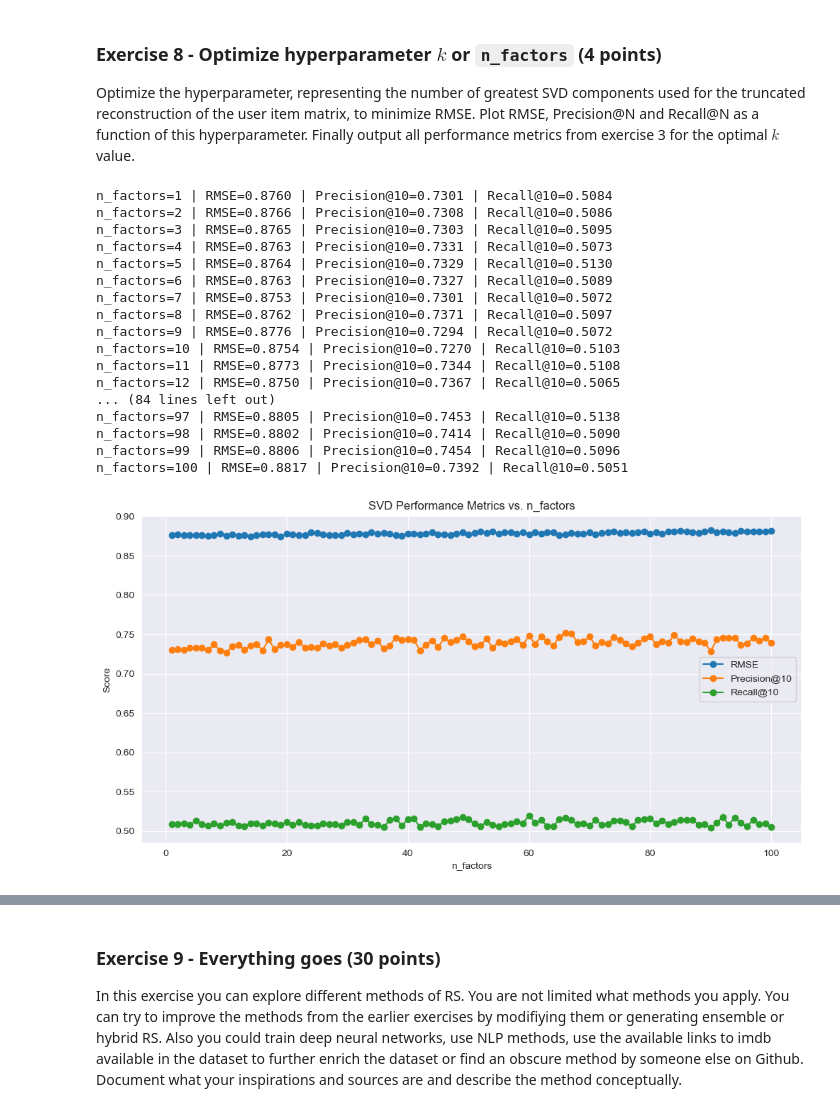
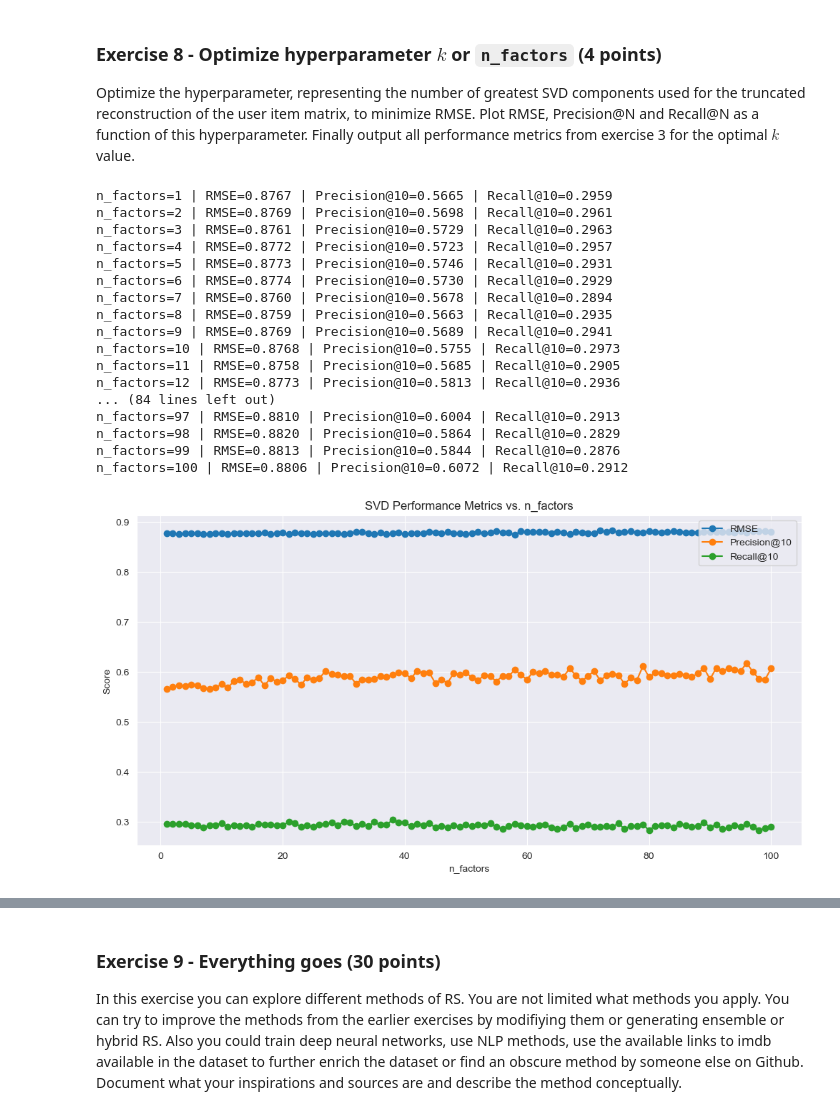
Before and after one commit to Tschoppsilas/RSY, a Jupyter notebook: RSY_MiniChallenge_FS25.ipynb, the cells around one changed output, grey strips where cells are left out. Cells and saved outputs as stored; diff of their text form; code cells hidden in the pictures.

```diff
--- a/RSY_MiniChallenge_FS25.ipynb
+++ b/RSY_MiniChallenge_FS25.ipynb
@@ -1427,10 +1622,6 @@ Optimize the hyperparameter, representing the number of greatest SVD components
 Plot RMSE, Precision@N and Recall@N as a function of this hyperparameter. Finally output all performance metrics from exercise 3 for the optimal $k$ value.
 # %%
 from surprise import accuracy
-from collections import defaultdict
-import matplotlib.pyplot as plt
-import numpy as np
-
 # Precision@N und Recall@N berechnen
 def get_top_n(predictions, n=10):
     top_n = defaultdict(list)
@@ -1441,31 +1632,7 @@ def get_top_n(predictions, n=10):
         top_n[uid] = user_ratings[:n]
     return top_n
 
-def precision_recall_at_k(predictions, k=10, threshold=3.5):
-    user_est_true = defaultdict(list)
-    for uid, iid, true_r, est, _ in predictions:
-        user_est_true[uid].append((est, true_r))
 
-    precisions = []
-    recalls = []
-
-    for uid, user_ratings in user_est_true.items():
-        user_ratings.sort(key=lambda x: x[0], reverse=True)
-        top_k = user_ratings[:k]
-
-        n_rel = sum((true_r >= threshold) for (_, true_r) in user_ratings)
-        n_rec_k = sum((est >= threshold) for (est, _) in top_k)
-        n_rel_and_rec_k = sum(((true_r >= threshold) and (est >= threshold)) for (est, true_r) in top_k)
-
-        precision = n_rel_and_rec_k / n_rec_k if n_rec_k != 0 else 0
-        recall = n_rel_and_rec_k / n_rel if n_rel != 0 else 0
-
-        precisions.append(precision)
-        recalls.append(recall)
-
-    return np.mean(precisions), np.mean(recalls)
-
-# Optimierung von n_factors
 def optimize_n_factors(ratings, n_factors_list, k=10):
     trainset, testset = prepare_data(ratings)
 
@@ -1478,54 +1645,63 @@ def optimize_n_factors(ratings, n_factors_list, k=10):
         svd.fit(trainset)
         predictions = svd.test(testset)
 
+        # RMSE
         rmse = accuracy.rmse(predictions, verbose=False)
-        precision, recall = precision_recall_at_k(predictions, k=k)
+
+        # Precision/Recall Vorbereitung
+        user_preds = defaultdict(list)
+        user_truths = defaultdict(list)
+
+        for pred in predictions:
+            user_preds[pred.uid].append((pred.iid, pred.est))
+            user_truths[pred.uid].append((pred.iid, pred.r_ui))
+
+        precision, recall = precision_recall_at_n(user_preds, user_truths, N=k, threshold=4.0)
 
         rmse_list.append(rmse)
         precision_list.append(precision)
         recall_list.append(recall)
 
         print(f"n_factors={n_factors} | RMSE={rmse:.4f} | Precision@{k}={precision:.4f} | Recall@{k}={recall:.4f}")
-
-    # Plotten
+         # Plotten
     plt.figure(figsize=(12, 6))
     plt.plot(n_factors_list, rmse_list, label="RMSE", marker='o')
     plt.plot(n_factors_list, precision_list, label=f"Precision@{k}", marker='o')
     plt.plot(n_factors_list, recall_list, label=f"Recall@{k}", marker='o')
     plt.xlabel("n_factors")
     plt.ylabel("Score")
     plt.title("SVD Performance Metrics vs. n_factors")
     plt.legend()
     plt.grid(True)
     plt.show()
 
     # Bestes Ergebnis
     best_idx = np.argmin(rmse_list)
     best_n_factors = n_factors_list[best_idx]
     print(f"\nOptimaler n_factors: {best_n_factors}")
     print(f"Beste RMSE: {rmse_list[best_idx]:.4f}")
     print(f"Precision@{k}: {precision_list[best_idx]:.4f}")
     print(f"Recall@{k}: {recall_list[best_idx]:.4f}")
 
 # Beispiel-Aufruf:
 n_factors_range = np.linspace(1, 100, 100, dtype=int)
 optimize_n_factors(ratings, n_factors_range, k=10)
 # %% [output]
-n_factors=1 | RMSE=0.8760 | Precision@10=0.7301 | Recall@10=0.5084
-n_factors=2 | RMSE=0.8766 | Precision@10=0.7308 | Recall@10=0.5086
-n_factors=3 | RMSE=0.8765 | Precision@10=0.7303 | Recall@10=0.5095
-n_factors=4 | RMSE=0.8763 | Precision@10=0.7331 | Recall@10=0.5073
-n_factors=5 | RMSE=0.8764 | Precision@10=0.7329 | Recall@10=0.5130
-n_factors=6 | RMSE=0.8763 | Precision@10=0.7327 | Recall@10=0.5089
-n_factors=7 | RMSE=0.8753 | Precision@10=0.7301 | Recall@10=0.5072
-n_factors=8 | RMSE=0.8762 | Precision@10=0.7371 | Recall@10=0.5097
-n_factors=9 | RMSE=0.8776 | Precision@10=0.7294 | Recall@10=0.5072
-n_factors=10 | RMSE=0.8754 | Precision@10=0.7270 | Recall@10=0.5103
-n_factors=11 | RMSE=0.8773 | Precision@10=0.7344 | Recall@10=0.5108
-n_factors=12 | RMSE=0.8750 | Precision@10=0.7367 | Recall@10=0.5065
+n_factors=1 | RMSE=0.8767 | Precision@10=0.5665 | Recall@10=0.2959
+n_factors=2 | RMSE=0.8769 | Precision@10=0.5698 | Recall@10=0.2961
+n_factors=3 | RMSE=0.8761 | Precision@10=0.5729 | Recall@10=0.2963
+n_factors=4 | RMSE=0.8772 | Precision@10=0.5723 | Recall@10=0.2957
+n_factors=5 | RMSE=0.8773 | Precision@10=0.5746 | Recall@10=0.2931
+n_factors=6 | RMSE=0.8774 | Precision@10=0.5730 | Recall@10=0.2929
+n_factors=7 | RMSE=0.8760 | Precision@10=0.5678 | Recall@10=0.2894
+n_factors=8 | RMSE=0.8759 | Precision@10=0.5663 | Recall@10=0.2935
+n_factors=9 | RMSE=0.8769 | Precision@10=0.5689 | Recall@10=0.2941
+n_factors=10 | RMSE=0.8768 | Precision@10=0.5755 | Recall@10=0.2973
+n_factors=11 | RMSE=0.8758 | Precision@10=0.5685 | Recall@10=0.2905
+n_factors=12 | RMSE=0.8773 | Precision@10=0.5813 | Recall@10=0.2936
 ... (84 lines left out)
-n_factors=97 | RMSE=0.8805 | Precision@10=0.7453 | Recall@10=0.5138
-n_factors=98 | RMSE=0.8802 | Precision@10=0.7414 | Recall@10=0.5090
-n_factors=99 | RMSE=0.8806 | Precision@10=0.7454 | Recall@10=0.5096
-n_factors=100 | RMSE=0.8817 | Precision@10=0.7392 | Recall@10=0.5051
+n_factors=97 | RMSE=0.8810 | Precision@10=0.6004 | Recall@10=0.2913
+n_factors=98 | RMSE=0.8820 | Precision@10=0.5864 | Recall@10=0.2829
+n_factors=99 | RMSE=0.8813 | Precision@10=0.5844 | Recall@10=0.2876
+n_factors=100 | RMSE=0.8806 | Precision@10=0.6072 | Recall@10=0.2912
-[figure, old version]
+[figure, new version]
```
Also changed, not shown: parts of 12 cells of this notebook.
